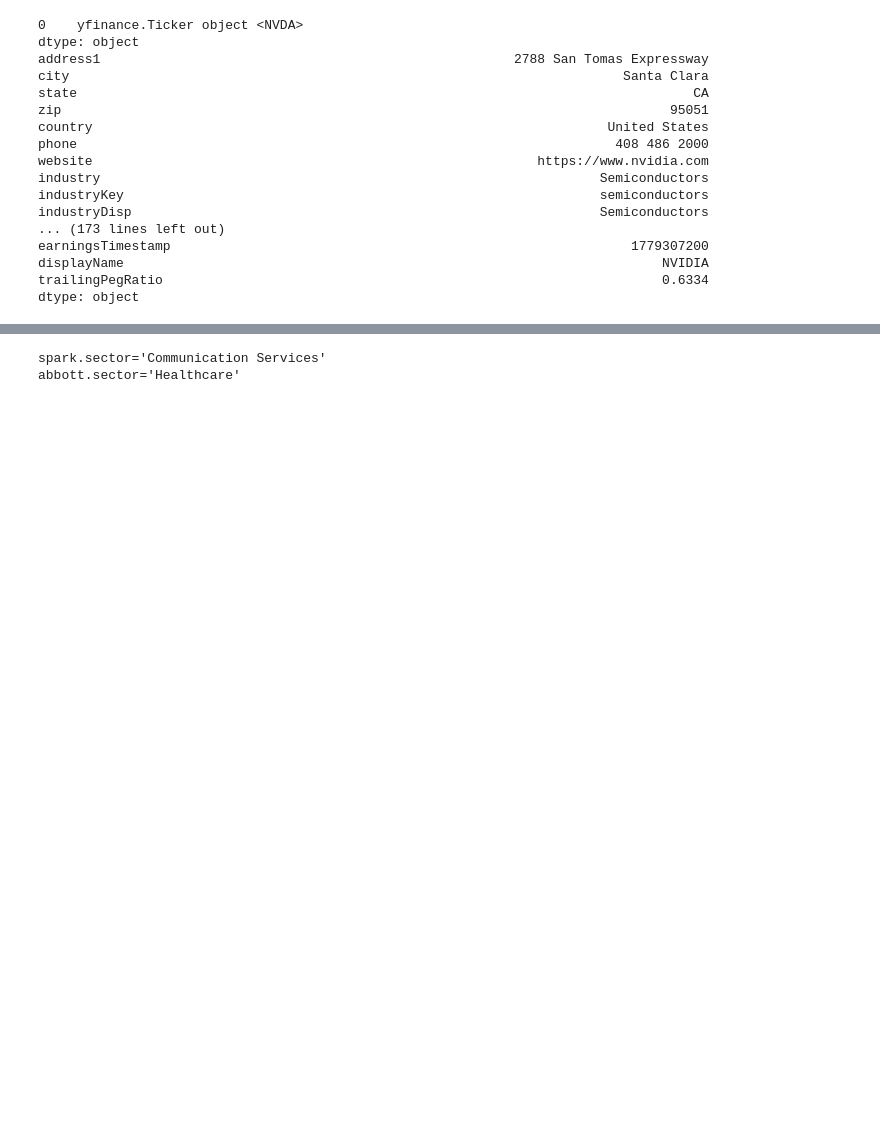
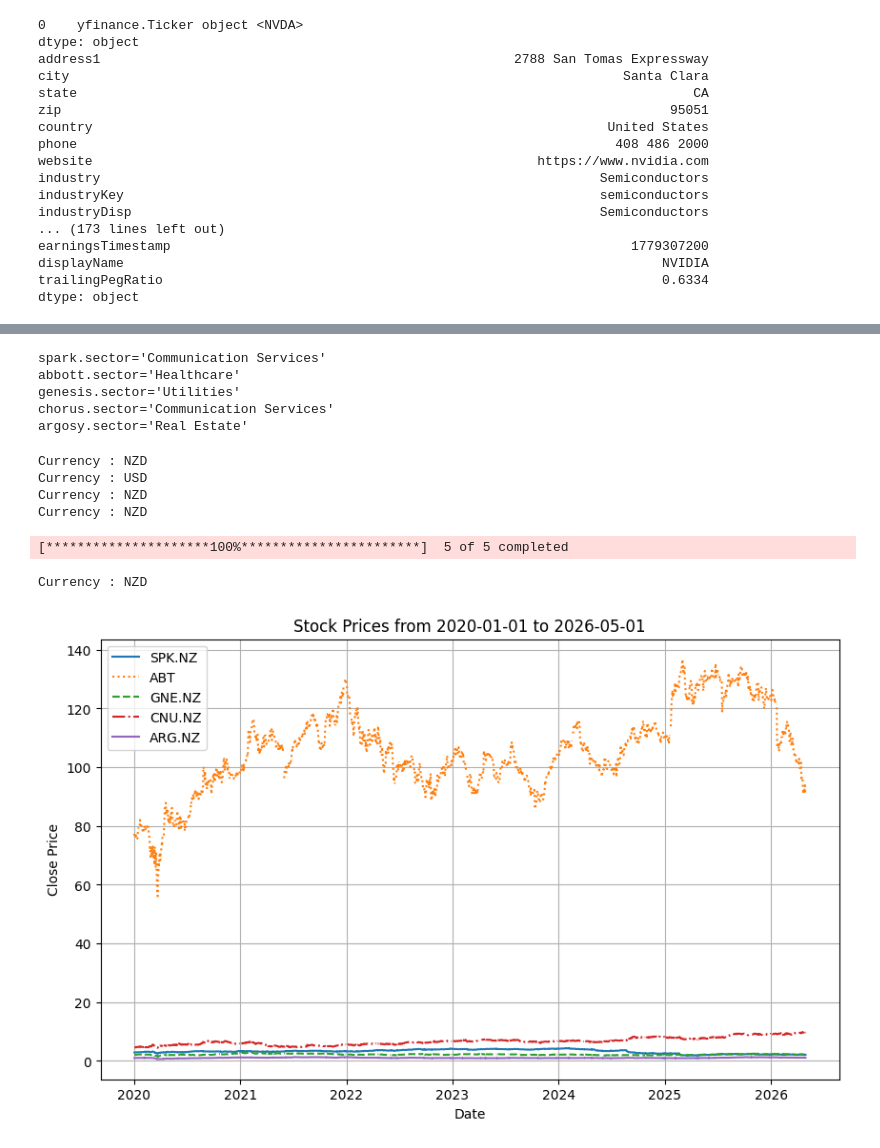
Before and after one commit to gilgamesh7/investing_for_programmers, a Jupyter notebook: 001_basics.ipynb, the cells around one changed output, grey strips where cells are left out. Drawn from its saved outputs; the diff is of its cells as text; code cells hidden in the pictures; blank space fills up the shorter version.

Commit message:
Plot stock prices

```diff
--- a/001_basics.ipynb
+++ b/001_basics.ipynb
@@ -72,6 +81,62 @@ dtype: object
 # %%
 print(f"{spark.sector=}")
 print(f"{abbott.sector=}")
+print(f"{genesis.sector=}")
+print(f"{chorus.sector=}")
+print(f"{argosy.sector=}")
 # %% [output]
 spark.sector='Communication Services'
 abbott.sector='Healthcare'
+genesis.sector='Utilities'
+chorus.sector='Communication Services'
+argosy.sector='Real Estate'
+# %%
+# Plot Stock Prices
+
+def plot_stock_prices(tickers, start_date, end_date):
+    """
+    Fetches stock price data for specified tickers over a date range and plots the prices.
+
+    Parameters:
+        tickers (list of str): Stock tickers to retrieve data for.
+        start_date (str): Start date in 'YYYY-MM-DD' format.
+        end_date (str): End date in 'YYYY-MM-DD' format.
+    """
+    for ticker in tickers:
+        print(f"Currency : {yf.Ticker(ticker).info['currency']}")
+
+
+    # Fetch historical data for each ticker
+    stock_data = yf.download(tickers, start=start_date, end=end_date)['Close']
+
+    # line style help with grey scale
+    line_styles = ['-', ':', '--', '-.']
+
+
+    # Plot the stock price data
+    plt.figure(figsize=(10, 6))
+    for i, ticker in enumerate(tickers):
+        style = line_styles[i % len(line_styles)]
+        plt.plot(stock_data.index, stock_data[ticker], linestyle=style, label=ticker)
+
+    # Adding labels and title
+    plt.xlabel('Date')
+    plt.ylabel('Close Price')
+    plt.title(f'Stock Prices from {start_date} to {end_date}')
+    plt.legend()
+    plt.grid(True)
+
+    plt.show()
+# %%
+tickers = ["SPK.NZ", "ABT", "GNE.NZ", "CNU.NZ", "ARG.NZ"]
+start_date = "2020-01-01"
+end_date = "2026-05-01"
+plot_stock_prices(tickers, start_date, end_date)
+# %% [output]
+Currency : NZD
+Currency : USD
+Currency : NZD
+Currency : NZD
+[*********************100%***********************]  5 of 5 completed
+Currency : NZD
+[figure, added]
```
Also changed, not shown: parts of 4 cells of this notebook, 2 other files.
